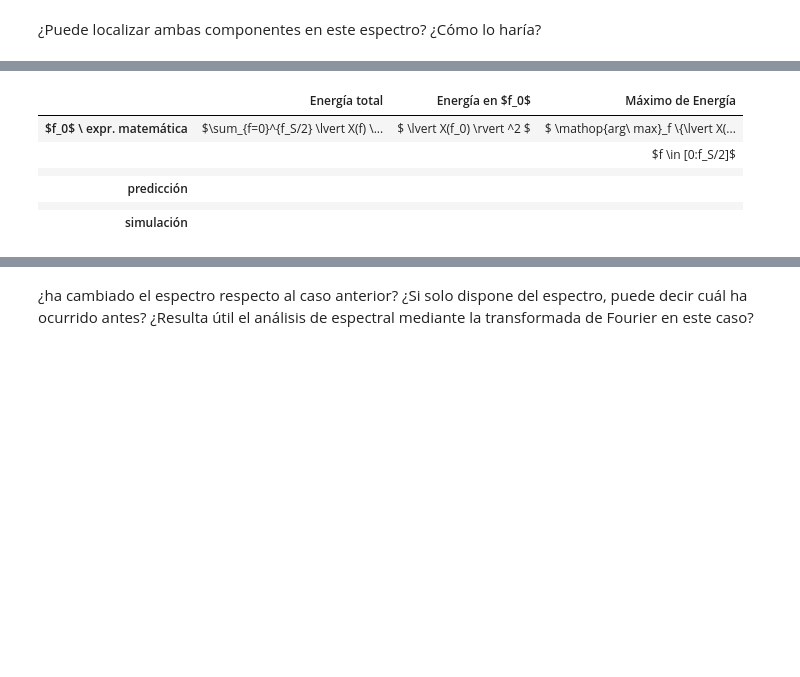
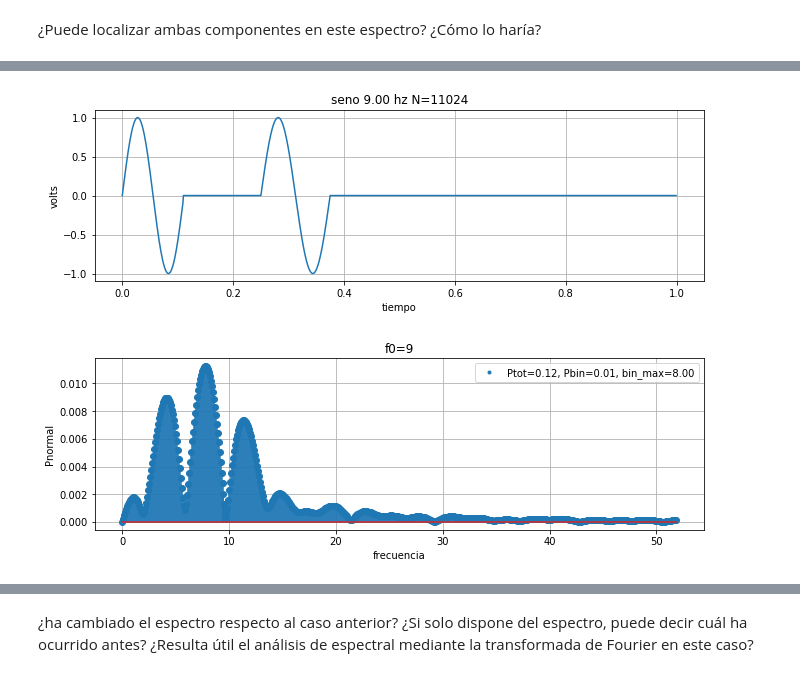
Before and after one commit to pslavkin/mse_15psf, a Jupyter notebook: TP1 - Muestreo de señales - Forurier.ipynb, the cells around one changed output, grey strips where cells are left out. Saved outputs shown, nothing was run; the diff lists cells and outputs as text; code cells hidden in the pictures; blank space fills up the shorter version.

```diff
--- a/TP1 - Muestreo de señales - Forurier.ipynb
+++ b/TP1 - Muestreo de señales - Forurier.ipynb
@@ -867,3 +885,21 @@ HTML(df.to_html())
+# %%
+pl     = plotter_class          ( 2,1 )
+
+
+signal  ,time  = sg.signal_sin_cycles ( fs ,f0 ,a0 ,N ,0 ,1)
+signal2 ,time  = sg.signal_sin_cycles ( fs ,f1 ,a0 ,N ,2 ,1)
+signal=signal+signal2
+
+z=np.zeros(10000)
+N+=10000
+signal=np.concatenate((signal,z),axis=0)
+
+fft    ,freq = dft_c.abs            ( fs ,N  ,signal      );
+pl.plot_signal ( 1 ,time ,signal  ,'seno %.2f hz N=%d' %((f0),N) ,'tiempo'  ,'volts' ,trace='-' )
+pl.stem_signal ( 2 ,freq,fft,f"f0={f0}",'frecuencia','Pnormal',f"Ptot={ans[0]:.2f}, Pbin={ans[1]:.2f}, bin_max={ans[2]:.2f}",center=ans[2],zoom=N//20)
+pl.plot_show()
+# %% [output]
+[figure, added]
 # %% [markdown]
 <table width="80%" cellpadding="7" cellspacing="0">
 	<col width="50%">
@@ -882,31 +918,3 @@ HTML(df.to_html())
 		</tr>
 	</tbody>
 </table>
-# %%
-#######################################
-# Tu simulación que genere resultados #
-#######################################
-
-tus_resultados = [ ['$\sum_{f=0}^{f_S/2} \lvert X(f) \rvert ^2$', '$ \lvert X(f_0) \rvert ^2 $', '$ \mathop{arg\ max}_f \{\lvert X(f) \rvert ^2\} $'],
-                   ['',                                     '',                           '$f \in [0:f_S/2]$'],
-                  ['', '', ''],
-                  ['', '', ''], # <-- completar acá
-                  ['', '', ''],
-                  ['', '', '']  # <-- completar acá
-                 ]
-df = DataFrame(tus_resultados, columns=['Energía total', 'Energía en $f_0$', 'Máximo de Energía'],
-               index=['$f_0$ \ expr. matemática',
-                      '',
-                      '',
-                      'predicción',
-                      '',
-                      'simulación'])
-HTML(df.to_html())
-# %% [output]
-|  | Energía total | Energía en $f_0$ | Máximo de Energía |
-| $f_0$ \ expr. matemática | $\sum_{f=0}^{f_S/2} \lvert X(f) \... | $ \lvert X(f_0) \rvert ^2 $ | $ \mathop{arg\ max}_f \{\lvert X(... |
-|  |  |  | $f \in [0:f_S/2]$ |
-|  |  |  |  |
-| predicción |  |  |  |
-|  |  |  |  |
-| simulación |  |  |  |
```
Also changed, not shown: parts of 15 cells of this notebook, 1 other file.
